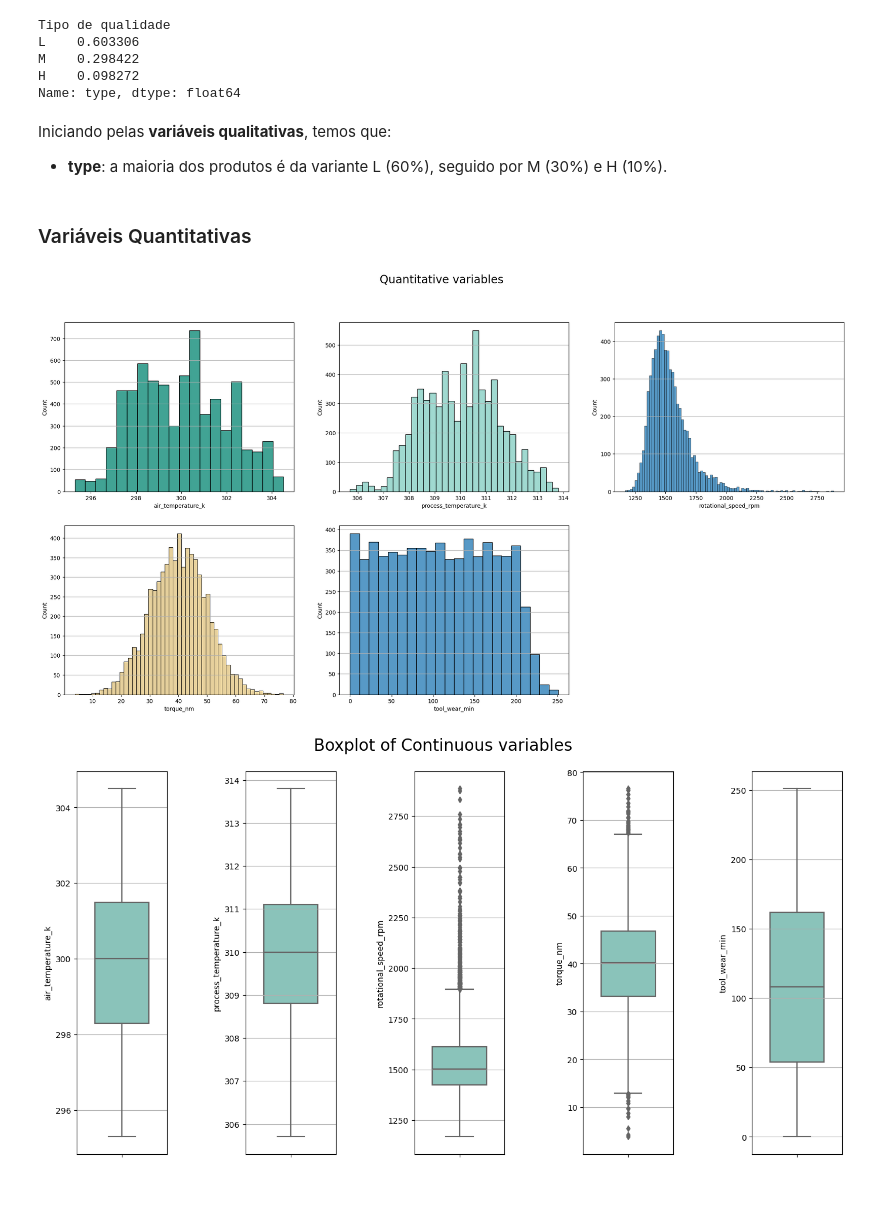
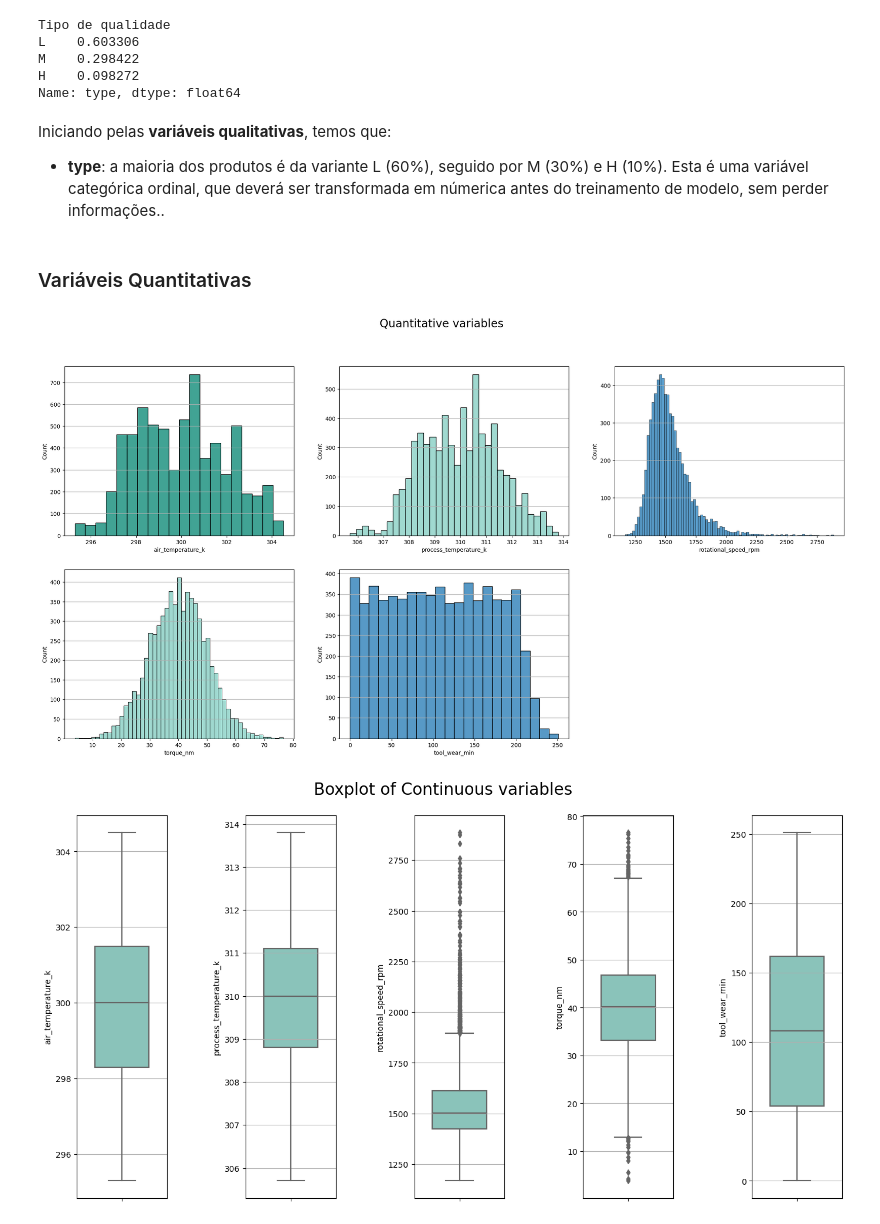
Before and after one commit to gperbone/desafio-ds, a Jupyter notebook: Relatorio_desafio.ipynb, the cells around one changed output. Cells and saved outputs as stored; diff of their text form; code cells hidden in the pictures; blank space fills up the shorter version.

```diff
--- a/Relatorio_desafio.ipynb
+++ b/Relatorio_desafio.ipynb
@@ -202,33 +201,33 @@ H    0.098272
 Name: type, dtype: float64
 # %% [markdown]
 Iniciando pelas **variáveis qualitativas**, temos que:
-- **type**: a maioria dos produtos é da variante L (60%), seguido por M (30%) e H (10%).
+- **type**: a maioria dos produtos é da variante L (60%), seguido por M (30%) e H (10%). Esta é uma variável categórica ordinal, que deverá ser transformada em númerica antes do treinamento de modelo, sem perder informações..
 # %% [markdown]
 ### Variáveis Quantitativas
 # %%
 fig, ax = plt.subplots(2,3, figsize=(25,12))
 
 sns.histplot(data=df_falhas, x='air_temperature_k', color='#018571', bins=20, ax=ax[0,0])
 ax[0,0].grid(axis='y')
 
 sns.histplot(data=df_falhas, x='process_temperature_k', color='#80cdc1', ax=ax[0,1])
 ax[0,1].grid(axis='y')
 
-sns.histplot(data=df_falhas, x='rotational_speed_rpm', palette = 'BrBG', ax=ax[0,2])
+sns.histplot(data=df_falhas, x='rotational_speed_rpm', palette = '#018571', ax=ax[0,2])
 ax[0,2].grid(axis='y')
 
-sns.histplot(data=df_falhas, x='torque_nm', color='#dfc27d', ax=ax[1,0])
+sns.histplot(data=df_falhas, x='torque_nm', color='#80cdc1', ax=ax[1,0])
 ax[1,0].grid(axis='y')
 
-sns.histplot(data=df_falhas, x='tool_wear_min', palette = 'BrBG', ax=ax[1,1])
+sns.histplot(data=df_falhas, x='tool_wear_min', palette = '#018571', ax=ax[1,1])
 ax[1,1].grid(axis='y')
 
 fig.delaxes(ax[1,2])
 
 plt.suptitle('Quantitative variables', fontsize=20)
 plt.show()
 # %% [output]
-[figure, old version]
+[figure, new version]
 # %%
 fig, ax = plt.subplots(1,5, figsize=(15,8))
 
```
Also changed, not shown: parts of 30 cells of this notebook.
